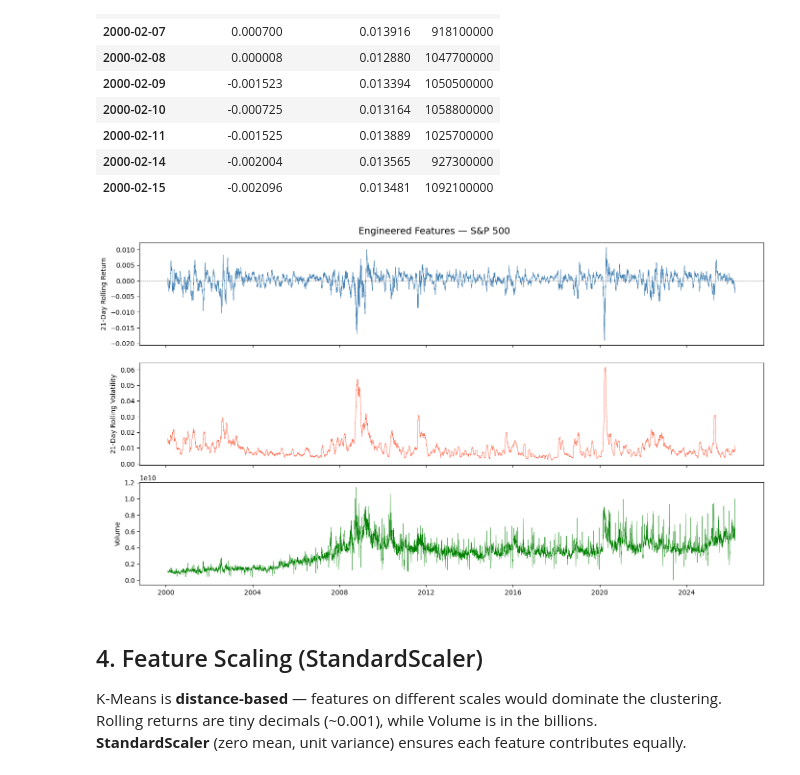
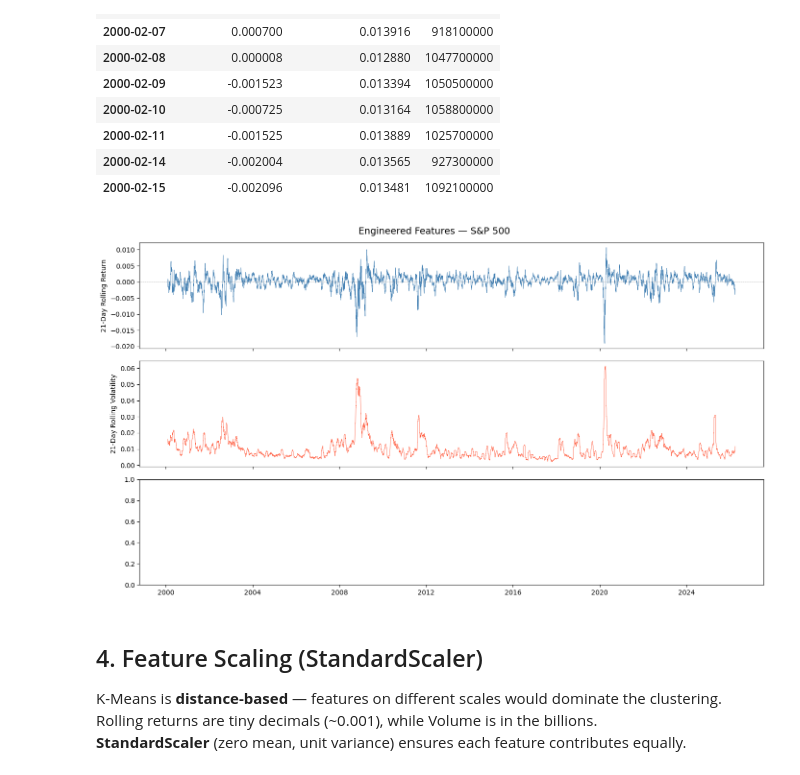
Before and after one commit to jack77703/market-regime-detection, a Jupyter notebook: Phase1_Data_Engineering_Baseline.ipynb, the cells around one changed output. Cells and saved outputs as stored; diff of their text form; code cells hidden in the pictures.

```diff
--- a/Phase1_Data_Engineering_Baseline.ipynb
+++ b/Phase1_Data_Engineering_Baseline.ipynb
@@ -96,22 +96,19 @@ Rows after dropping NaN:  6579
 # %%
 # Quick sanity-check visualization
 fig, axes = plt.subplots(3, 1, figsize=(14, 8), sharex=True)
 
 axes[0].plot(df.index, df['Rolling_Return_21'], color='steelblue', linewidth=0.6)
 axes[0].set_ylabel('21-Day Rolling Return')
 axes[0].axhline(0, color='grey', linestyle='--', linewidth=0.5)
 
 axes[1].plot(df.index, df['Rolling_Volatility_21'], color='tomato', linewidth=0.6)
 axes[1].set_ylabel('21-Day Rolling Volatility')
 
-axes[2].plot(df.index, df['Volume'], color='green', linewidth=0.4)
-axes[2].set_ylabel('Volume')
-
 fig.suptitle('Engineered Features — S&P 500', fontsize=14)
 plt.tight_layout()
 plt.show()
 # %% [output]
-[figure, old version]
+[figure, new version]
 # %% [markdown]
 ## 4. Feature Scaling (StandardScaler)
 
```
Also changed, not shown: parts of 1 cell of this notebook.
